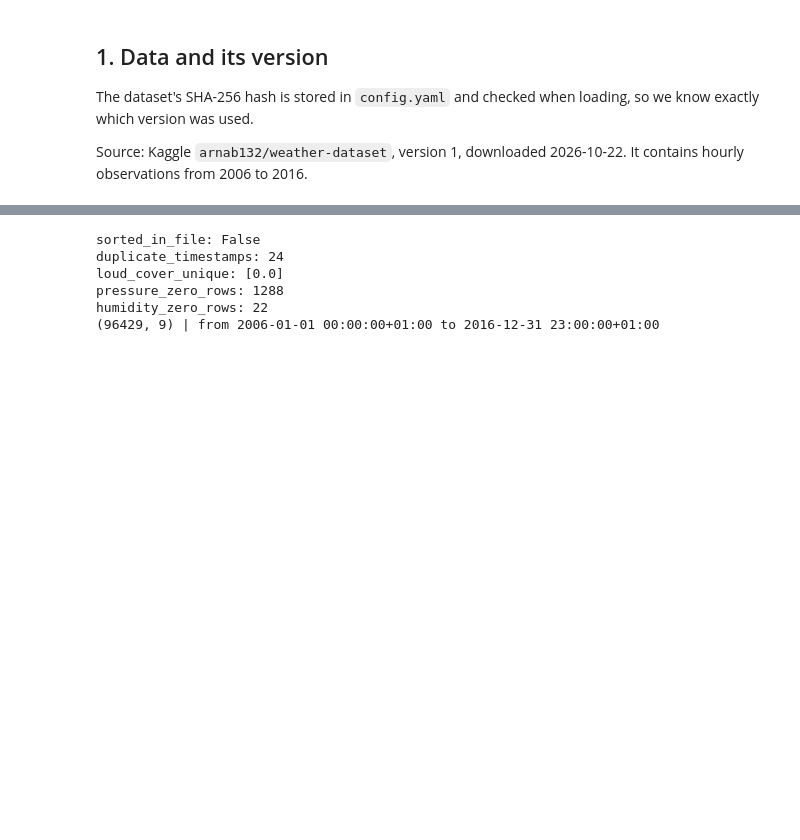
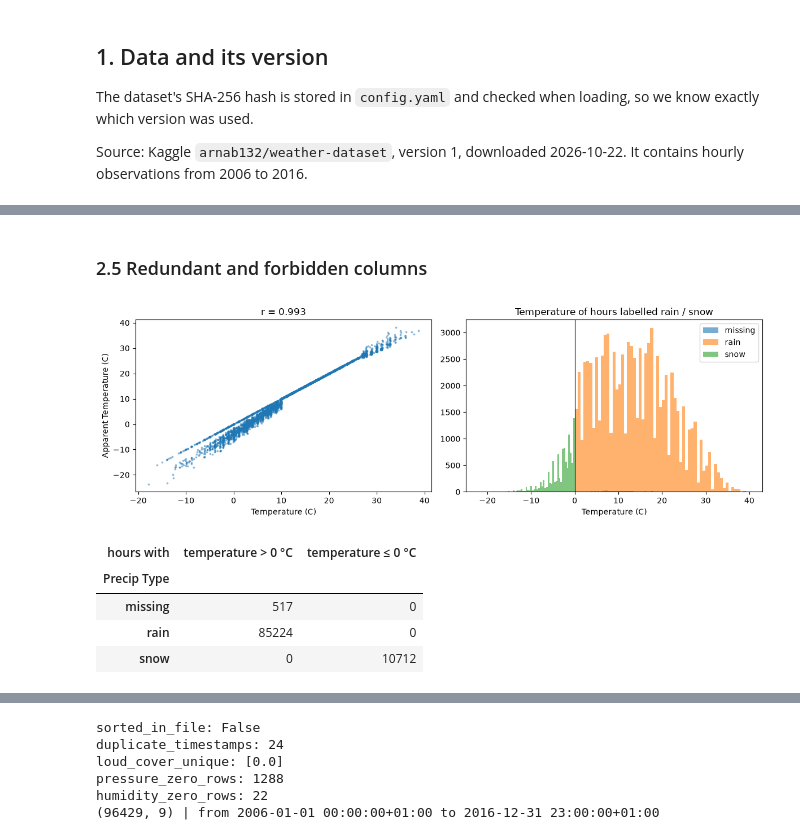
Before and after one commit to kacekk/weather_forecast_DL, a Jupyter notebook: weather_forecast.ipynb, the cells around one changed output, grey strips where cells are left out. Drawn from its saved outputs; the diff is of its cells as text; code cells hidden in the pictures; blank space fills up the shorter version.

```diff
--- a/weather_forecast.ipynb
+++ b/weather_forecast.ipynb
@@ -80,0 +209,22 @@ raw.head(3)
+# %% [markdown]
+### 2.5 Redundant and forbidden columns
+# %%
+fig, ax = plt.subplots(1, 2, figsize=(12, 4))
+s = raw.sample(5000, random_state=0)
+ax[0].scatter(s["Temperature (C)"], s["Apparent Temperature (C)"], s=3, alpha=0.4)
+ax[0].set_xlabel("Temperature (C)"); ax[0].set_ylabel("Apparent Temperature (C)")
+ax[0].set_title(f"r = {raw['Temperature (C)'].corr(raw['Apparent Temperature (C)']):.3f}")
+for name, g in raw.groupby(raw["Precip Type"].fillna("missing")):
+    ax[1].hist(g["Temperature (C)"], bins=60, alpha=0.6, label=name)
+ax[1].axvline(0, color="k", lw=0.8); ax[1].legend(); ax[1].set_xlabel("Temperature (C)")
+ax[1].set_title("Temperature of hours labelled rain / snow")
+plt.tight_layout(); plt.show()
+pd.crosstab(raw["Precip Type"].fillna("missing"), np.where(raw["Temperature (C)"] <= 0, "temperature ≤ 0 °C", "temperature > 0 °C"),
+            rownames=["Precip Type"], colnames=["hours with"])
+# %% [output]
+[figure, added]
+| hours with | temperature > 0 °C | temperature ≤ 0 °C |
+| Precip Type |  |  |
+| missing | 517 | 0 |
+| rain | 85224 | 0 |
+| snow | 0 | 10712 |
```
Also changed, not shown: parts of 28 cells of this notebook.
